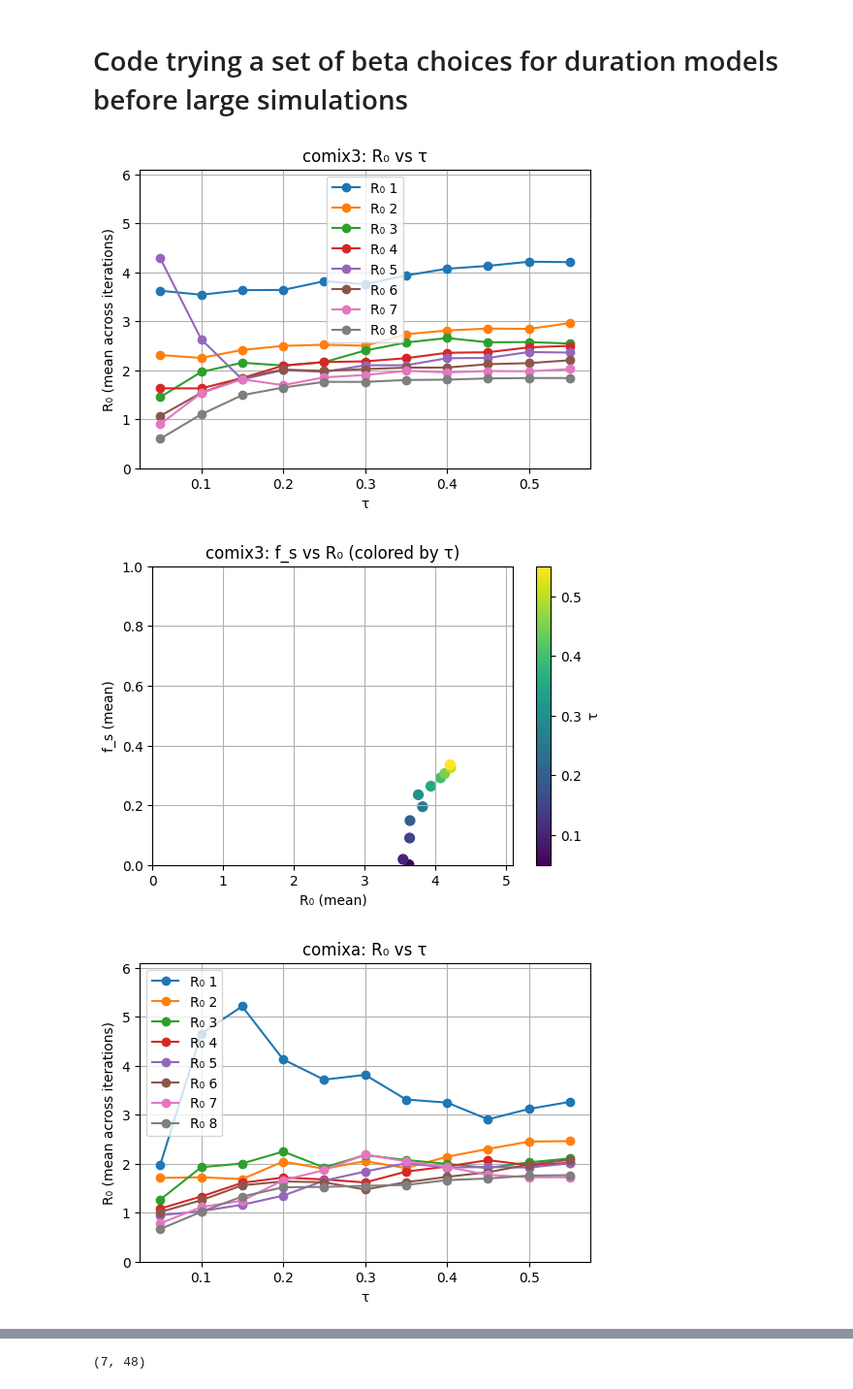
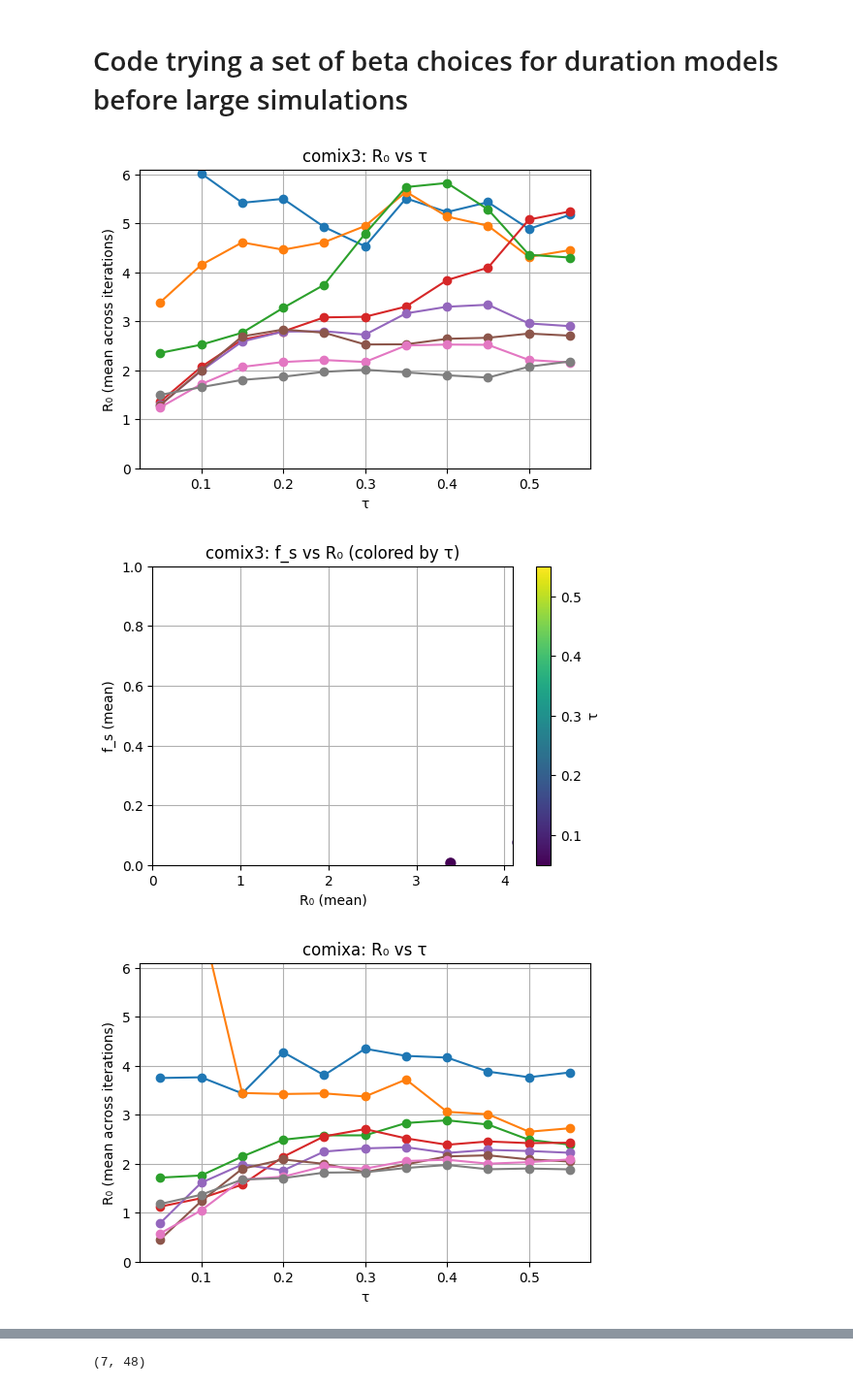
Before and after one commit to LukeMurrayKearney/Data-Driven-Networks-Code, a Jupyter notebook: duration+ages/beta_choices.ipynb, the cells around one changed output, grey strips where cells are left out. Shown at 97% size. Cells and saved outputs as stored; diff of their text form; code cells hidden in the pictures.

```diff
--- a/duration+ages/beta_choices.ipynb
+++ b/duration+ages/beta_choices.ipynb
@@ -92,7 +92,7 @@ for data in datas:
     res = {'taus': [], 'fs': [], 'r0': [], 'r02': [], 'r03': [], 'r04': [], 'r05': [], 'r06': [], 'r07': [], 'r08': []}
     for k in range(num_network):
         try:
-            with open(f'sims/{data}_{k}_d.json', 'r') as f:
+            with open(f'sims/{data}_{k}_da.json', 'r') as f:
                 res_tmp = json.load(f)
             # res['age_dur_sc'] = res_tmp['age_dur_sc']
 
@@ -182,41 +182,41 @@ for data in datas:
     plt.ylabel("R₀ (mean across iterations)")
     plt.title(f"{data}: R₀ vs τ")
     plt.ylim(0, 6.1)
-    plt.legend()
+    # plt.legend()
     plt.grid(True)
     plt.show()
 
     # new_age = np.zeros((9, 5, len(dur_breakdown)))
     # for i, _ in enumerate(dur_breakdown):
     #     for j in range(9):
     #         for k in range(5):
     #             # print(i, j, k, len(dur_breakdown), len(dur_breakdown[i]), len(dur_breakdown[i][j]))
     #             new_age[j][k][i] = dur_breakdown[i][j][k]
     # for age, tmp in enumerate(new_age):
     #     plt.figure(figsize=(6,4))
     #     for j in range(5):
     #         plt.plot(range(len(tmp[j])), [a/sum([b[idx] for b in tmp]) for idx, a in enumerate(tmp[j])], marker='o', label=f"{duration_labels[j]}")
     #     plt.xlabel(r"$\beta$")
     #     plt.ylabel("mean cases")
     #     plt.title(f"{data}: {bucket_labels[age]}")
     #     plt.ylim(0, 1)
     #     # plt.legend()
     #     plt.grid(True)
     #     plt.show()
     #     plt.close()
 
     # 3) fs vs R0
     plt.figure(figsize=(6,4))
-    plt.scatter(r0_mean, fs_mean, c=taus, cmap="viridis", s=50)
+    plt.scatter(r02_mean, fs_mean, c=taus, cmap="viridis", s=50)
     plt.colorbar(label="τ")
     plt.xlabel("R₀ (mean)")
     plt.ylabel("f_s (mean)")
     plt.title(f"{data}: f_s vs R₀ (colored by τ)")
-    plt.xlim(0, 5.1)
+    plt.xlim(0, 4.1)
     plt.ylim(0, 1)
     plt.grid(True)
     plt.show()
 # %% [output]
-[figure, old version]
+[figure, new version]
-[figure, old version]
+[figure, new version]
-[figure, old version]
+[figure, new version]
```
Also changed, not shown: parts of 2 cells of this notebook, 5 other files.
